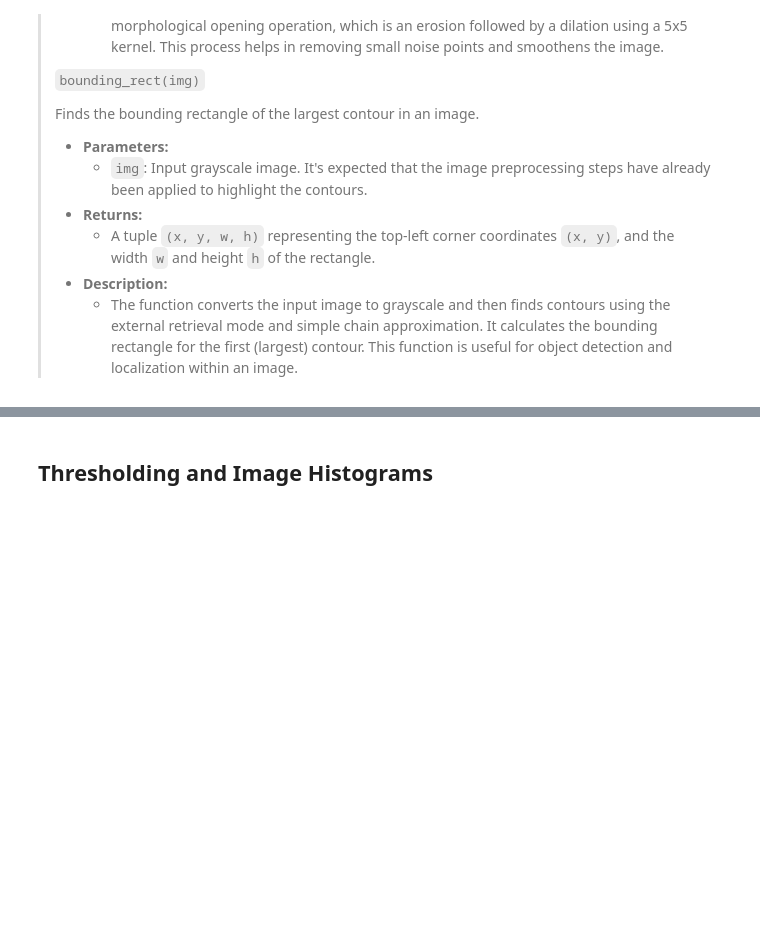
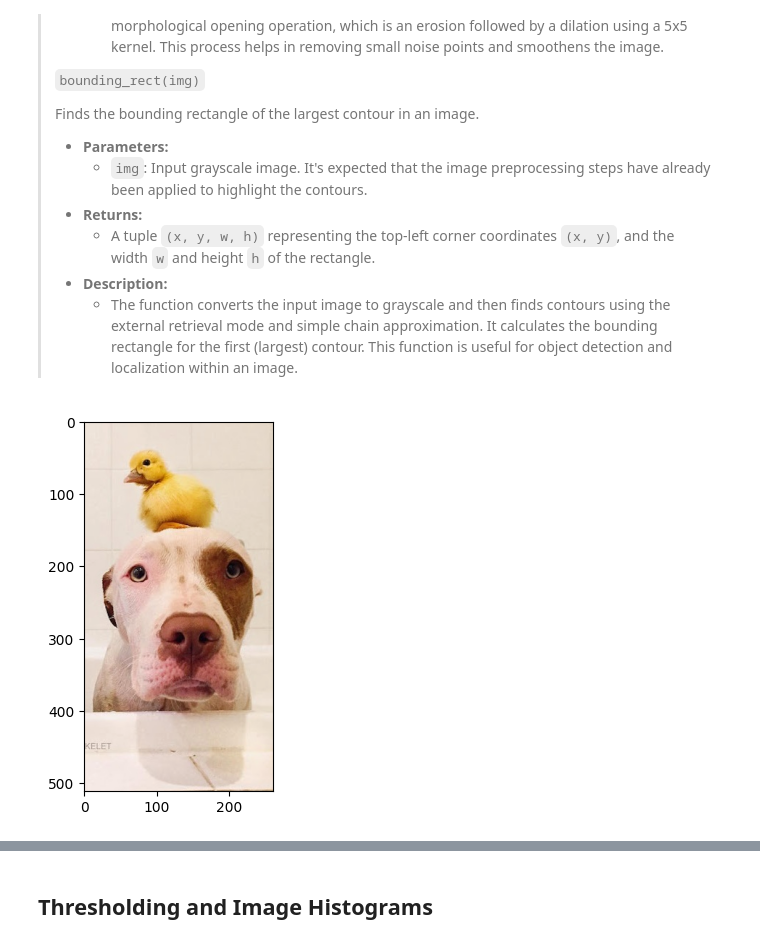
Before and after one commit to kiko4902/24-25-lab-2, a Jupyter notebook: lab2.ipynb, the cells around one changed output, grey strips where cells are left out. Drawn from its saved outputs; the diff is of its cells as text; code cells hidden in the pictures; blank space fills up the shorter version.

```diff
--- a/lab2.ipynb
+++ b/lab2.ipynb
@@ -120,0 +135,9 @@ import utils
+# %%
+img2 = cv.imread('images/ducks.jpg')
+hsv_img2 = cv.cvtColor(img2, cv.COLOR_BGR2HSV)
+
+modified_img2 = cv.cvtColor(hsv_img2, cv.COLOR_HSV2RGB)
+plt.imshow(modified_img2)
+plt.show()
+# %% [output]
+[figure, added]
```
Also changed, not shown: parts of 16 cells of this notebook.
